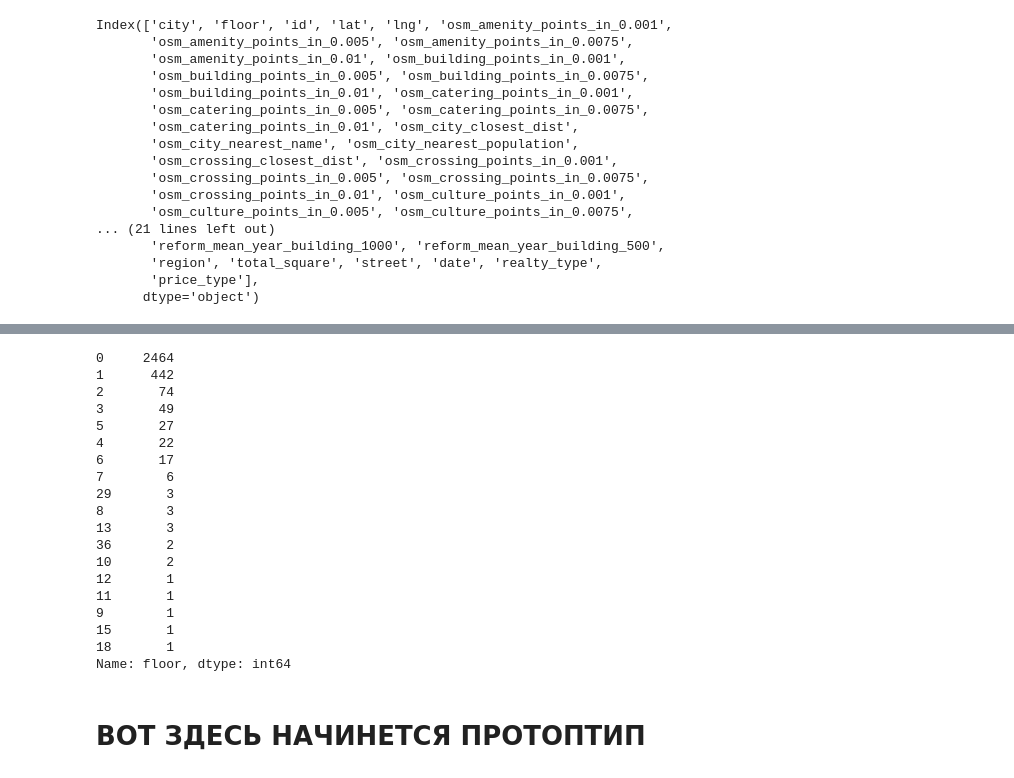
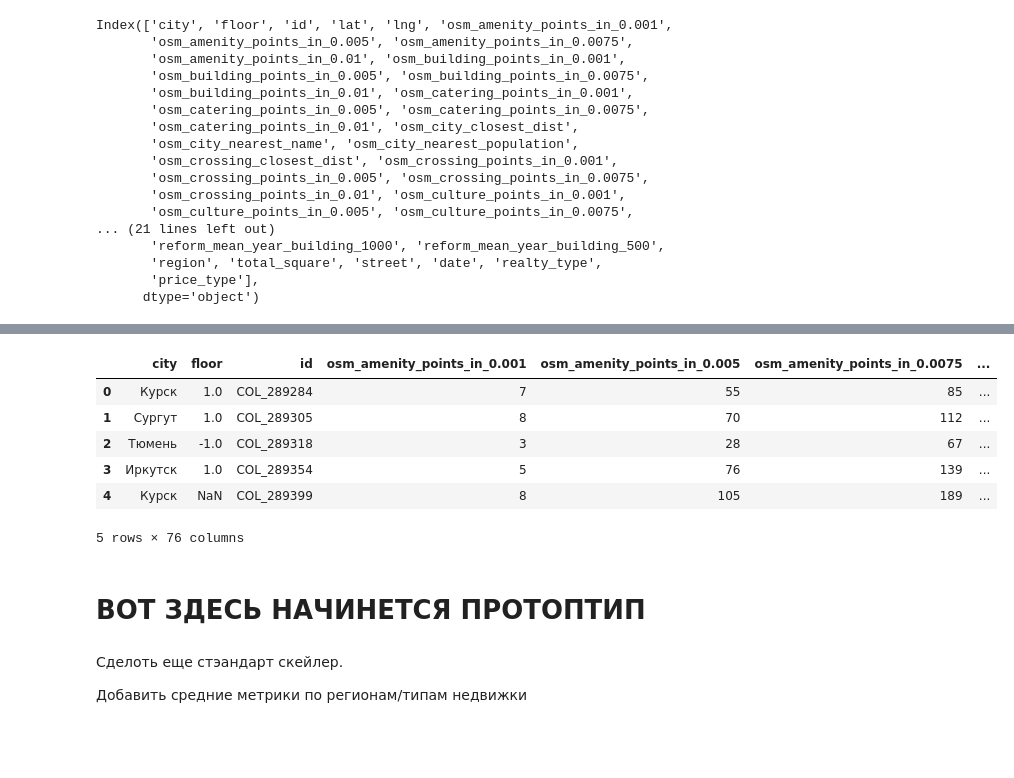
Before and after one commit to sergeypesegov/razrabotka, a Jupyter notebook: raif_hack.ipynb, the cells around one changed output, grey strips where cells are left out. Cells and saved outputs as stored; diff of their text form; code cells hidden in the pictures; blank space fills up the shorter version.

```diff
--- a/raif_hack.ipynb
+++ b/raif_hack.ipynb
@@ -104,0 +38,3 @@ Name: city, Length: 165, dtype: int64
+# %%
+test = pd.read_csv('raif_test.csv')
+train = pd.read_csv('raif_train.csv')
@@ -105,5 +43,5 @@ Name: city, Length: 165, dtype: int64
 # %%
-# заменим тип недвижимости с чисел на буквы
 tmp_set = set(train['realty_type'].values)
 for i, element in enumerate(tmp_set):
     train['realty_type'].replace(element, f'type_{i}', inplace=True)
+    test['realty_type'].replace(element, f'type_{i}', inplace=True)
@@ -162,22 +47,0 @@ train = train.loc[train['floor'].astype(str).str.isnumeric()]
-# %%
-train['floor'].value_counts()
-# %% [output]
-0     2464
-1      442
-2       74
-3       49
-5       27
-4       22
-6       17
-7        6
-29       3
-8        3
-13       3
-36       2
-10       2
-12       1
-11       1
-9        1
-15       1
-18       1
-Name: floor, dtype: int64
@@ -186,2 +48,12 @@ prik = train['floor'].value_counts()
+# %%
+test.head(5)
+# %% [output]
+|  | city | floor | id | osm_amenity_points_in_0.001 | osm_amenity_points_in_0.005 | osm_amenity_points_in_0.0075 | ... |
+| 0 | Курск | 1.0 | COL_289284 | 7 | 55 | 85 | ... |
+| 1 | Сургут | 1.0 | COL_289305 | 8 | 70 | 112 | ... |
+| 2 | Тюмень | -1.0 | COL_289318 | 3 | 28 | 67 | ... |
+| 3 | Иркутск | 1.0 | COL_289354 | 5 | 76 | 139 | ... |
+| 4 | Курск | NaN | COL_289399 | 8 | 105 | 189 | ... |
+5 rows × 76 columns
 # %% [markdown]
 # ВОТ ЗДЕСЬ НАЧИНЕТСЯ ПРОТОПТИП
@@ -192,2 +60,6 @@ train.fillna(0, inplace=True)
+# %% [markdown]
+Сделоть еще стэандарт скейлер.
+
+Добавить средние метрики по регионам/типам недвижки
 # %%
 target = train['per_square_meter_price']
```
Also changed, not shown: parts of 28 cells of this notebook.
